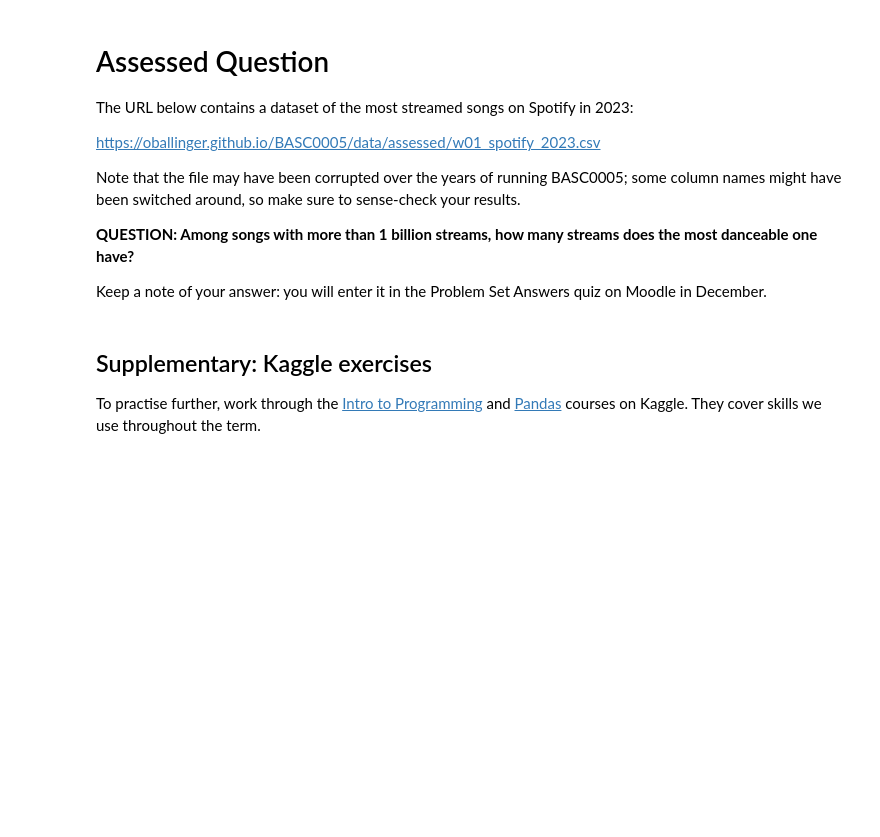
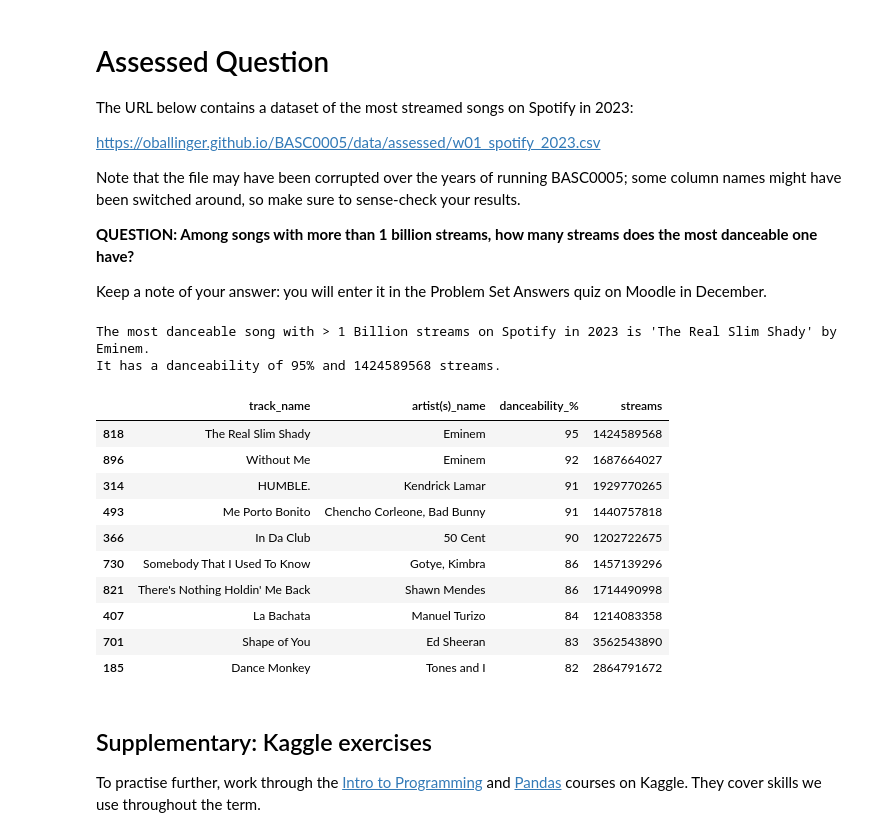
Before and after one commit to jasminebarry/BASC0005, a Jupyter notebook: w01_python_recap.ipynb, the cells around one changed output. Cells and saved outputs as stored; diff of their text form; code cells hidden in the pictures; blank space fills up the shorter version.

```diff
--- a/w01_python_recap.ipynb
+++ b/w01_python_recap.ipynb
@@ -319,3 +356,53 @@ Keep a note of your answer: you will enter it in the Problem Set Answers quiz on
+# %%
+# Your code here
+import pandas as pd
+import matplotlib.pyplot as plt
+
+# Using the publicly accessible URL in the instructions
+url = "https://oballinger.github.io/BASC0005/data/assessed/w01_spotify_2023.csv"
+spotify = pd.read_csv(url)
+
+# Correcting the swapped column names
+spotify = spotify.rename(columns={
+    'streams': 'bpm',
+    'bpm': 'streams'
+})
+
+# Ensure 'streams' is treated as numeric (forcing errors to NaN if any non-numeric exist)
+spotify['streams'] = pd.to_numeric(spotify['streams'], errors='coerce')
+
+# Correcting the column name from 'danceability' to 'danceability_%'
+spotify['danceability_%'] = pd.to_numeric(spotify['danceability_%'], errors='coerce')
+
+# Filtering for songs with more than 1 billion streams
+billion_songs = spotify[spotify['streams'] > 1e9]
+
+# Finding the row containing the maximum danceability
+most_danceable_idx = billion_songs['danceability_%'].idxmax()
+most_danceable_song = billion_songs.loc[most_danceable_idx]
+
+print(f"The most danceable song with > 1 Billion streams on Spotify in 2023 is '{most_danceable_song['track_name']}' by {most_danceable_song['artist(s)_name']}.")
+print(f"It has a danceability of {most_danceable_song['danceability_%']}% and {int(most_danceable_song['streams'])} streams.")
+
+#not relevant - for fun:
+# Top 10 most danceable songs with over 1 billion streams
+top_10 = billion_songs.nlargest(10, 'danceability_%')
+
+top_10[['track_name', 'artist(s)_name', 'danceability_%', 'streams']]
+# %% [output]
+The most danceable song with > 1 Billion streams on Spotify in 2023 is 'The Real Slim Shady' by Eminem.
+It has a danceability of 95% and 1424589568 streams.
+|  | track_name | artist(s)_name | danceability_% | streams |
+| 818 | The Real Slim Shady | Eminem | 95 | 1424589568 |
+| 896 | Without Me | Eminem | 92 | 1687664027 |
+| 314 | HUMBLE. | Kendrick Lamar | 91 | 1929770265 |
+| 493 | Me Porto Bonito | Chencho Corleone, Bad Bunny | 91 | 1440757818 |
+| 366 | In Da Club | 50 Cent | 90 | 1202722675 |
+| 730 | Somebody That I Used To Know | Gotye, Kimbra | 86 | 1457139296 |
+| 821 | There's Nothing Holdin' Me Back | Shawn Mendes | 86 | 1714490998 |
+| 407 | La Bachata | Manuel Turizo | 84 | 1214083358 |
+| 701 | Shape of You | Ed Sheeran | 83 | 3562543890 |
+| 185 | Dance Monkey | Tones and I | 82 | 2864791672 |
 # %% [markdown]
 ## Supplementary: Kaggle exercises
 
```
Also changed, not shown: parts of 4 cells of this notebook.
